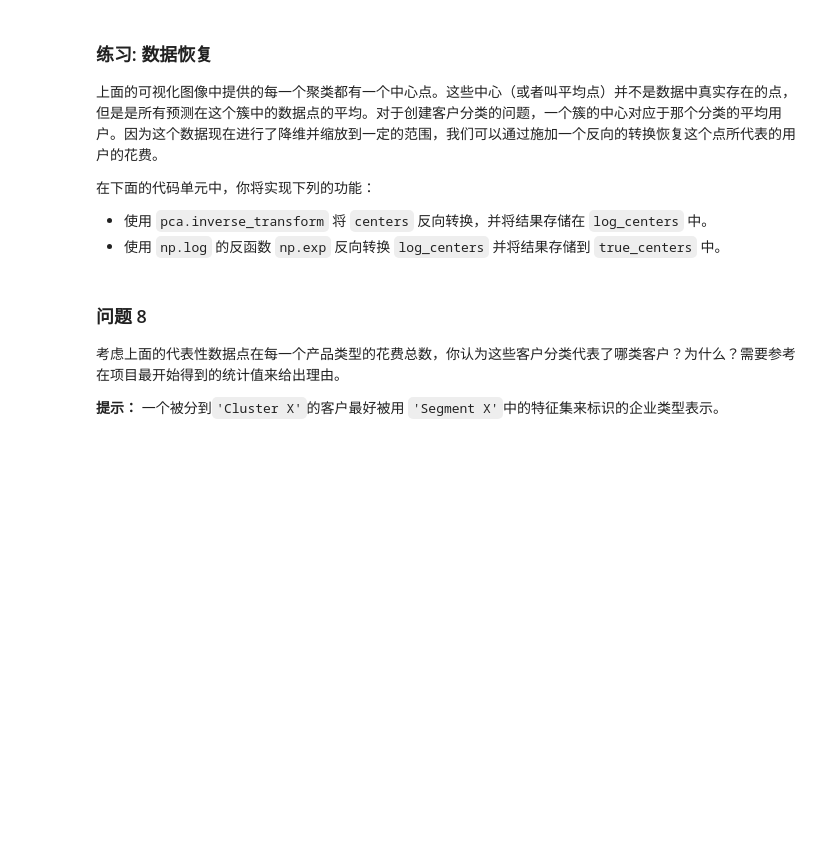
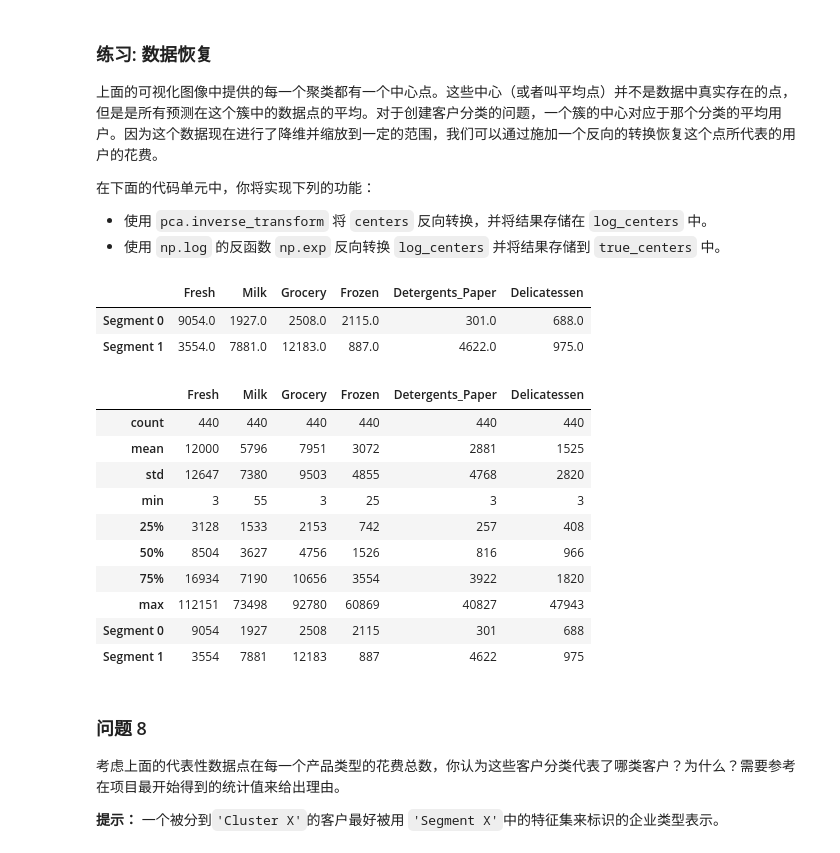
Before and after one commit to rawk-v/MLND-projects, a Jupyter notebook: project3-customer-segments/customer_segments.ipynb, the cells around one changed output. Saved outputs shown, nothing was run; the diff lists cells and outputs as text; code cells hidden in the pictures; blank space fills up the shorter version.

```diff
--- a/project3-customer-segments/customer_segments.ipynb
+++ b/project3-customer-segments/customer_segments.ipynb
@@ -365,13 +379,14 @@ display(pd.DataFrame(np.round(pca_samples, 4), columns = pca_results.index.value
  - 使用 `pca.transform` 将 `log_samples` 进行转换，并将结果存储在 `pca_samples` 中。
 # %%
 # TODO：通过在good data上进行PCA，将其转换成两个维度
-pca = None
+pca = PCA(n_components=2, random_state=10)
+pca = pca.fit(good_data)
 
 # TODO：使用上面训练的PCA将good data进行转换
-reduced_data = None
+reduced_data = pca.transform(good_data)
 
 # TODO：使用上面训练的PCA将log_samples进行转换
-pca_samples = None
+pca_samples = pca.transform(log_samples)
 
 # 为降维后的数据创建一个DataFrame
 reduced_data = pd.DataFrame(reduced_data, columns = ['Dimension 1', 'Dimension 2'])
@@ -418,16 +444,21 @@ vs.biplot(good_data, reduced_data, pca)
    - 将轮廓系数赋值给 `score` 并输出结果。
 # %%
 # TODO：在降维后的数据上使用你选择的聚类算法
-clusterer = None
+from sklearn.cluster import KMeans
+from sklearn.metrics import silhouette_score
+
+clusterer = KMeans(n_clusters=2, random_state=10)
+clusterer = clusterer.fit(reduced_data)
 
 # TODO：预测每一个点的簇
-preds = None
+preds = clusterer.predict(reduced_data)
 
 # TODO：找到聚类中心
-centers = None
+centers = clusterer.cluster_centers_
 
 # TODO：预测在每一个转换后的样本点的类
-sample_preds = None
+sample_preds = clusterer.predict(pca_samples)
 
 # TODO：计算选择的类别的平均轮廓系数（mean silhouette coefficient）
-score = None
+score = silhouette_score(reduced_data, preds, random_state=10)
+print("Number of clusters:{}, silhouette score:{}".format(clusters, score))
@@ -452,16 +495,36 @@ vs.cluster_results(reduced_data, preds, centers, pca_samples)
  - 使用 `np.log` 的反函数 `np.exp` 反向转换 `log_centers` 并将结果存储到 `true_centers` 中。
 # %%
 # TODO：反向转换中心点
-log_centers = None
+log_centers = pca.inverse_transform(centers)
 
 # TODO：对中心点做指数转换
-true_centers = None
+true_centers = np.exp(log_centers)
 
 # 显示真实的中心点
 segments = ['Segment {}'.format(i) for i in range(0,len(centers))]
 true_centers = pd.DataFrame(np.round(true_centers), columns = data.keys())
 true_centers.index = segments
 display(true_centers)
+# %% [output]
+|  | Fresh | Milk | Grocery | Frozen | Detergents_Paper | Delicatessen |
+| Segment 0 | 9054.0 | 1927.0 | 2508.0 | 2115.0 | 301.0 | 688.0 |
+| Segment 1 | 3554.0 | 7881.0 | 12183.0 | 887.0 | 4622.0 | 975.0 |
+# %%
+a = data.describe()
+b = pd.concat([a, true_centers])
+display(b.round().astype(int))
+# %% [output]
+|  | Fresh | Milk | Grocery | Frozen | Detergents_Paper | Delicatessen |
+| count | 440 | 440 | 440 | 440 | 440 | 440 |
+| mean | 12000 | 5796 | 7951 | 3072 | 2881 | 1525 |
+| std | 12647 | 7380 | 9503 | 4855 | 4768 | 2820 |
+| min | 3 | 55 | 3 | 25 | 3 | 3 |
+| 25% | 3128 | 1533 | 2153 | 742 | 257 | 408 |
+| 50% | 8504 | 3627 | 4756 | 1526 | 816 | 966 |
+| 75% | 16934 | 7190 | 10656 | 3554 | 3922 | 1820 |
+| max | 112151 | 73498 | 92780 | 60869 | 40827 | 47943 |
+| Segment 0 | 9054 | 1927 | 2508 | 2115 | 301 | 688 |
+| Segment 1 | 3554 | 7881 | 12183 | 887 | 4622 | 975 |
 # %% [markdown]
 ### 问题 8
 考虑上面的代表性数据点在每一个产品类型的花费总数，你认为这些客户分类代表了哪类客户？为什么？需要参考在项目最开始得到的统计值来给出理由。
```
Also changed, not shown: parts of 17 cells of this notebook.
